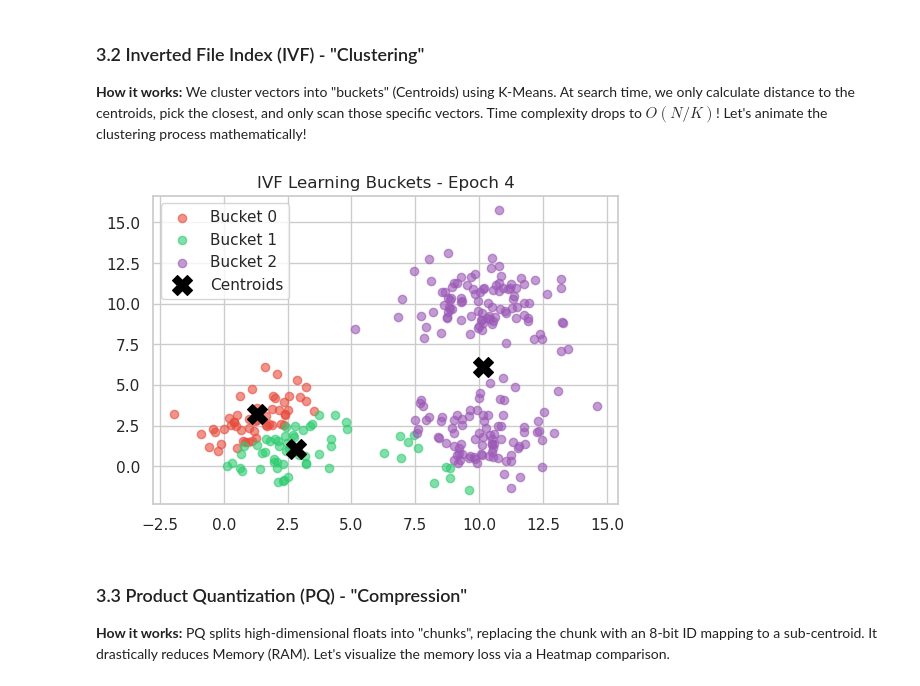
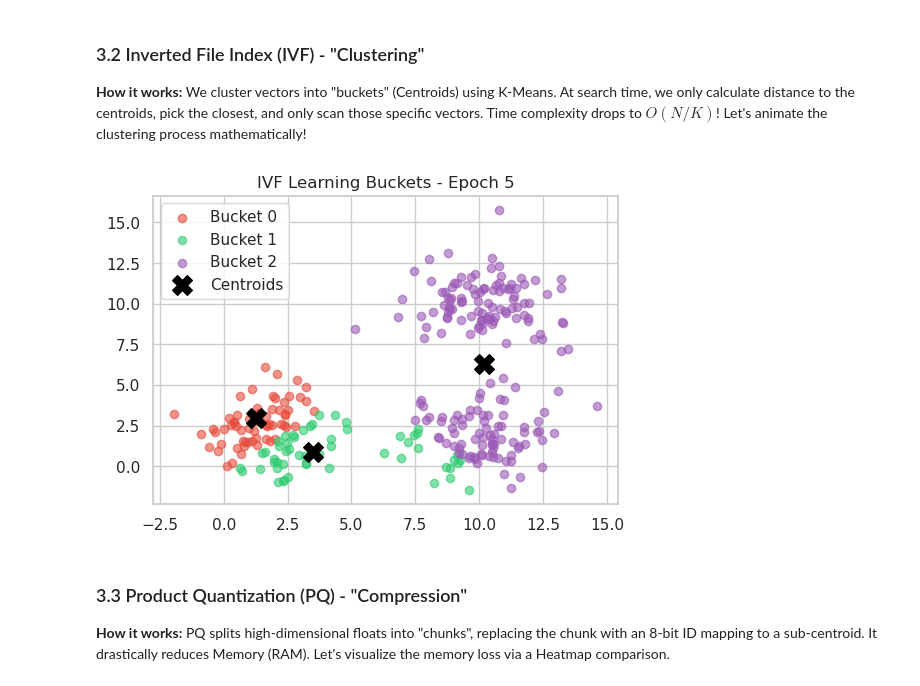
Before and after one commit to JoesSattes/Vector-Database-Practice-Courses, a Jupyter notebook: foundation/Notebook_1_Math.ipynb, the cells around one changed output. Cells and saved outputs as stored; diff of their text form; code cells hidden in the pictures.

```diff
--- a/foundation/Notebook_1_Math.ipynb
+++ b/foundation/Notebook_1_Math.ipynb
@@ -279,35 +279,35 @@ from IPython.display import clear_output
 # Generate 3 distinct 2D sub-clusters
 np.random.seed(42)
 c1 = np.random.normal(loc=[2, 2], scale=1.5, size=(100, 2))
 c2 = np.random.normal(loc=[10, 10], scale=1.5, size=(100, 2))
 c3 = np.random.normal(loc=[10, 2], scale=1.5, size=(100, 2))
 ivf_db = np.vstack((c1, c2, c3))
 
 K = 3
 centroids = ivf_db[np.random.choice(ivf_db.shape[0], K, replace=False)]
 
-for i in range(4): # Show 4 iterations
+for i in range(5): # Show 4 iterations
     distances = np.linalg.norm(ivf_db[:, np.newaxis] - centroids, axis=2)
     labels = np.argmin(distances, axis=1)
 
     clear_output(wait=True)
     plt.figure(figsize=(6, 4))
     colors = ['#e74c3c', '#2ecc71', '#9b59b6']
 
     for k in range(K):
         pts = ivf_db[labels == k]
         plt.scatter(pts[:, 0], pts[:, 1], c=colors[k], alpha=0.6, label=f"Bucket {k}")
 
     plt.scatter(centroids[:, 0], centroids[:, 1], c='black', marker='X', s=200, label='Centroids')
     plt.title(f"IVF Learning Buckets - Epoch {i+1}")
     plt.grid(True)
     plt.legend()
     plt.show()
     time.sleep(1) # Animation pause
 
     centroids = np.array([ivf_db[labels == k].mean(axis=0) for k in range(K)])
 # %% [output]
-[figure, old version]
+[figure, new version]
 # %% [markdown]
 ### 3.3 Product Quantization (PQ) - "Compression"
 **How it works:** PQ splits high-dimensional floats into "chunks", replacing the chunk with an 8-bit ID mapping to a sub-centroid. It drastically reduces Memory (RAM).
```
Also changed, not shown: parts of 1 cell of this notebook, 4 other files.
